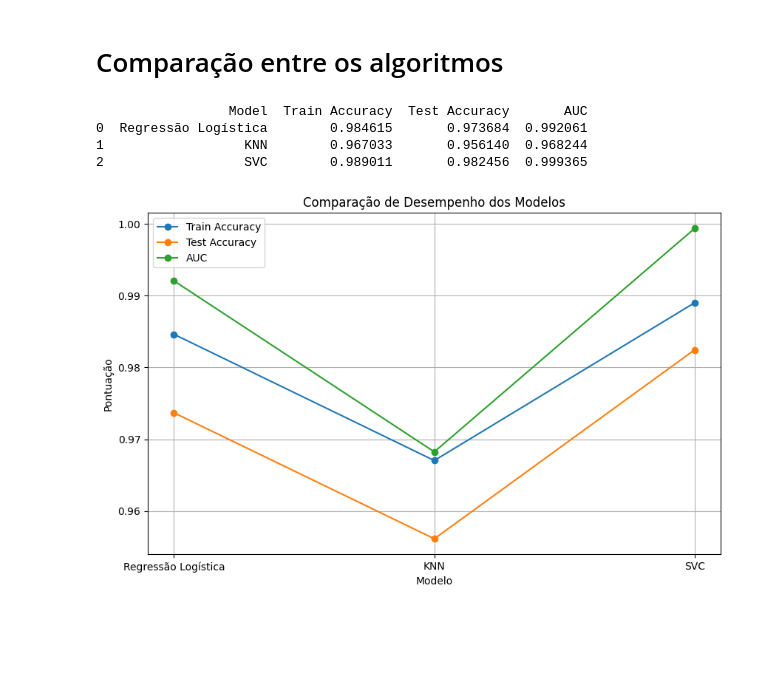
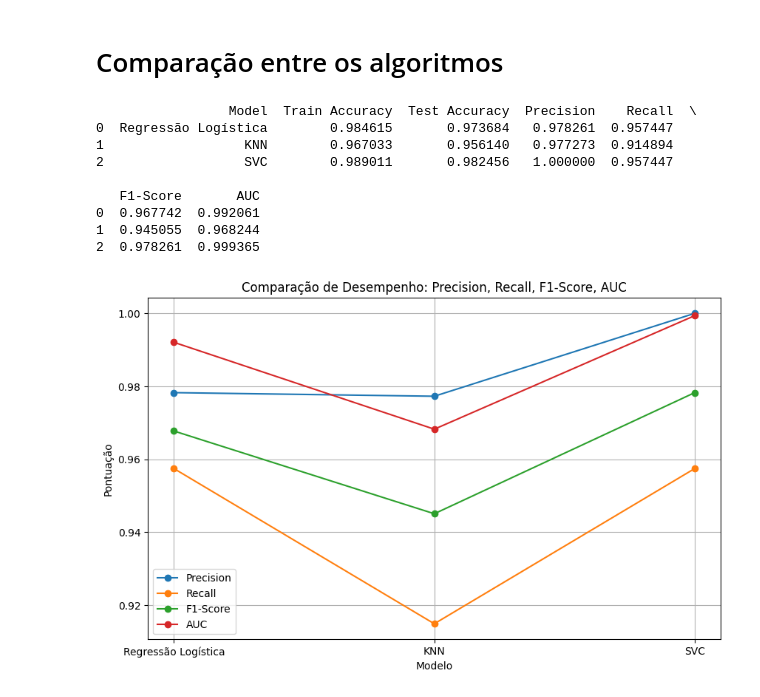
Before and after one commit to RaelNehring/breast-cancer-prediction, a Jupyter notebook: main.ipynb, the cells around one changed output. Drawn from its saved outputs; the diff is of its cells as text; code cells hidden in the pictures; blank space fills up the shorter version.

Commit message:
Pequenas mudanças na comparação final + Artigo

```diff
--- a/main.ipynb
+++ b/main.ipynb
@@ -388,6 +388,10 @@ weighted avg       0.98      0.98      0.98       114
 # %% [markdown]
 # Comparação entre os algoritmos
 # %%
+from sklearn.metrics import accuracy_score, precision_score, recall_score, f1_score, roc_auc_score
+import matplotlib.pyplot as plt
+import pandas as pd
+
 results = {}
 
 def evaluate_model(name, model, X_train, y_train, X_test, y_test):
@@ -398,46 +402,61 @@ def evaluate_model(name, model, X_train, y_train, X_test, y_test):
 
     train_acc = accuracy_score(y_train, y_train_pred)
     test_acc = accuracy_score(y_test, y_test_pred)
+
+    precision = precision_score(y_test, y_test_pred, average="binary")
+    recall = recall_score(y_test, y_test_pred, average="binary")
+    f1 = f1_score(y_test, y_test_pred, average="binary")
+
     auc_score = roc_auc_score(y_test, y_test_proba) if y_test_proba is not None else "N/A"
 
     results[name] = {
         "Train Accuracy": train_acc,
         "Test Accuracy": test_acc,
+        "Precision": precision,
+        "Recall": recall,
+        "F1-Score": f1,
         "AUC": auc_score
     }
 
 # 1. Regressão Logística
 log_reg = LogisticRegression(class_weight='balanced', random_state=42)
 evaluate_model("Regressão Logística", log_reg, X_train, y_train, X_test, y_test)
 
 # 2. KNN
 knn = KNeighborsClassifier(n_neighbors=5)
 evaluate_model("KNN", knn, X_train, y_train, X_test, y_test)
 
 # 3. SVC
-svc = SVC(C=15, gamma=0.01, probability=True, random_state=42)
+svc = SVC(C=grid_search.best_params_['C'], gamma=grid_search.best_params_['gamma'], probability=True)  # Ajuste baseado no grid search
 evaluate_model("SVC", svc, X_train, y_train, X_test, y_test)
 
+# Convert results to DataFrame
 results_df = pd.DataFrame(results).T
 results_df.index.name = "Model"
 results_df.reset_index(inplace=True)
 
 print(results_df)
 
+# Plot Precision, Recall, F1-Score
 plt.figure(figsize=(10, 6))
-metrics = ["Train Accuracy", "Test Accuracy", "AUC"]
+metrics = ["Precision", "Recall", "F1-Score", "AUC"]
 for metric in metrics:
     plt.plot(results_df["Model"], results_df[metric], marker='o', label=metric)
 
-plt.title("Comparação de Desempenho dos Modelos")
+plt.title("Comparação de Desempenho: Precision, Recall, F1-Score, AUC")
 plt.ylabel("Pontuação")
 plt.xlabel("Modelo")
 plt.legend()
 plt.grid()
 plt.show()
 # %% [output]
-                 Model  Train Accuracy  Test Accuracy       AUC
-0  Regressão Logística        0.984615       0.973684  0.992061
-1                  KNN        0.967033       0.956140  0.968244
-2                  SVC        0.989011       0.982456  0.999365
+                 Model  Train Accuracy  Test Accuracy  Precision    Recall  \
+0  Regressão Logística        0.984615       0.973684   0.978261  0.957447
+1                  KNN        0.967033       0.956140   0.977273  0.914894
+2                  SVC        0.989011       0.982456   1.000000  0.957447
+
+   F1-Score       AUC
+0  0.967742  0.992061
+1  0.945055  0.968244
+2  0.978261  0.999365
-[figure, old version]
+[figure, new version]
```
Also changed, not shown: 1 other file.
